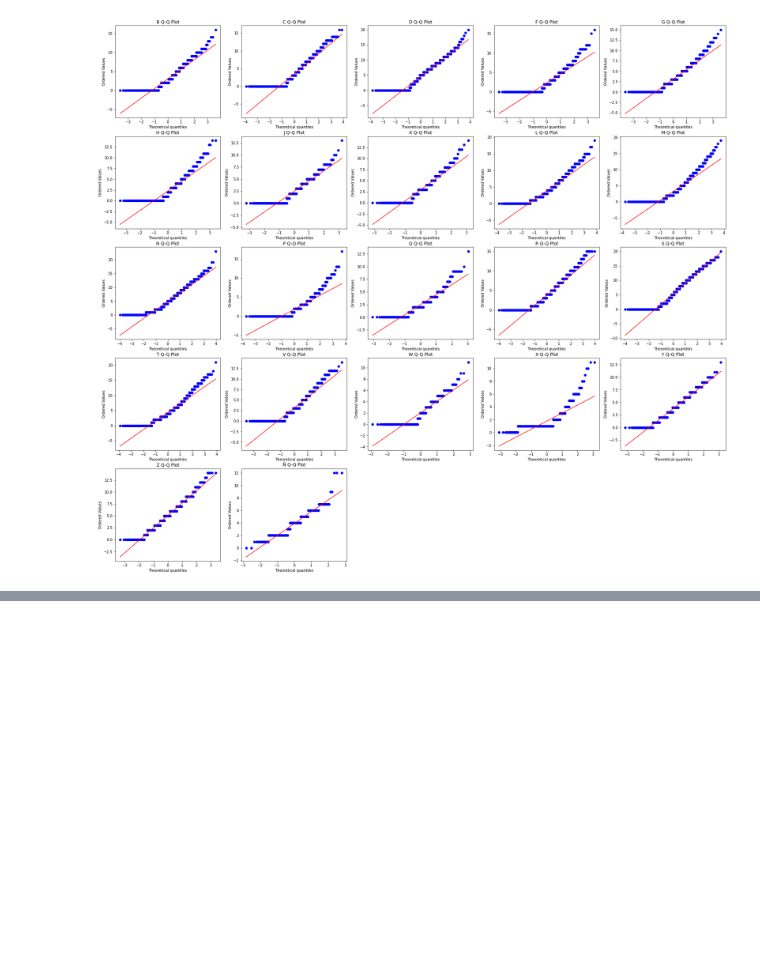
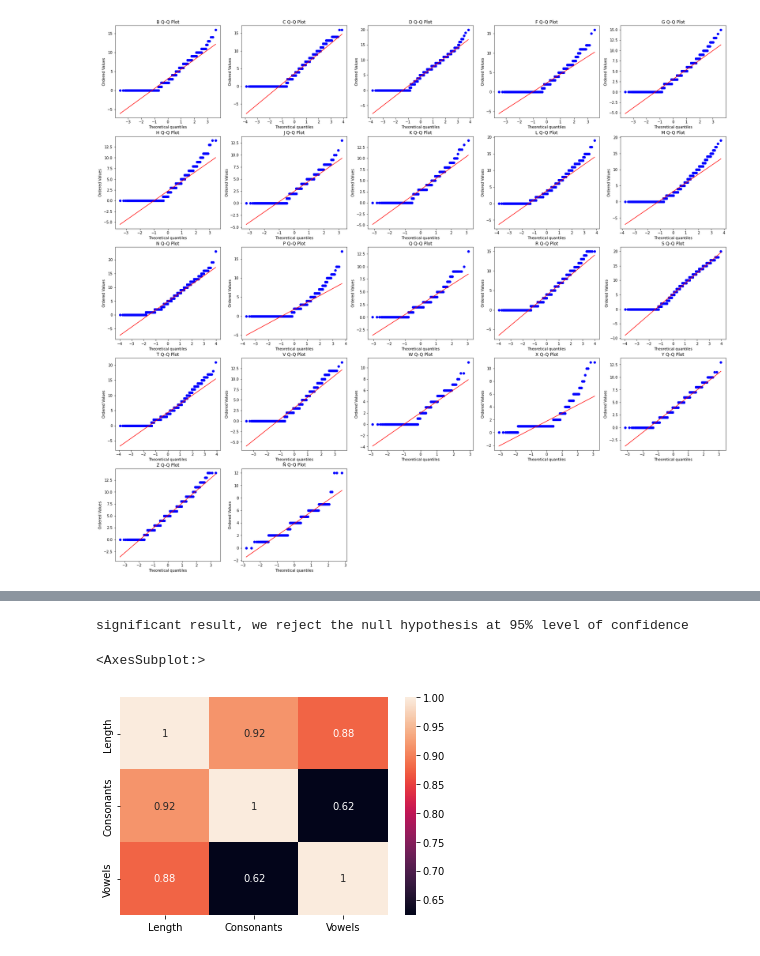
Before and after one commit to valenrami5/__valen__, a Jupyter notebook: hypothesis_testing.ipynb, the cells around one changed output, grey strips where cells are left out. Saved outputs shown, nothing was run; the diff lists cells and outputs as text; code cells hidden in the pictures; blank space fills up the shorter version.

```diff
--- a/hypothesis_testing.ipynb
+++ b/hypothesis_testing.ipynb
@@ -225,0 +322,15 @@ array(['b', 'c', 'd', 'f', 'g', 'h', 'j', 'k', 'l', 'm', 'n', 'p', 'q',
+# %%
+#null hypothesis that all input samples are from populations with equal variances.
+from scipy.stats import levene
+w, p =levene(vowels_pos, cons_pos)
+if p > 0.05:
+    print('not significant result, we do not reject the null hypothesis at 95% level of confidence')
+else:
+    print('significant result, we reject the null hypothesis at 95% level of confidence')
+# %% [output]
+significant result, we reject the null hypothesis at 95% level of confidence
+# %%
+sns.heatmap(df_short.corr(method='spearman'), annot=True)
+# %% [output]
+<AxesSubplot:>
+[figure, added]
```
Also changed, not shown: parts of 11 cells of this notebook.
